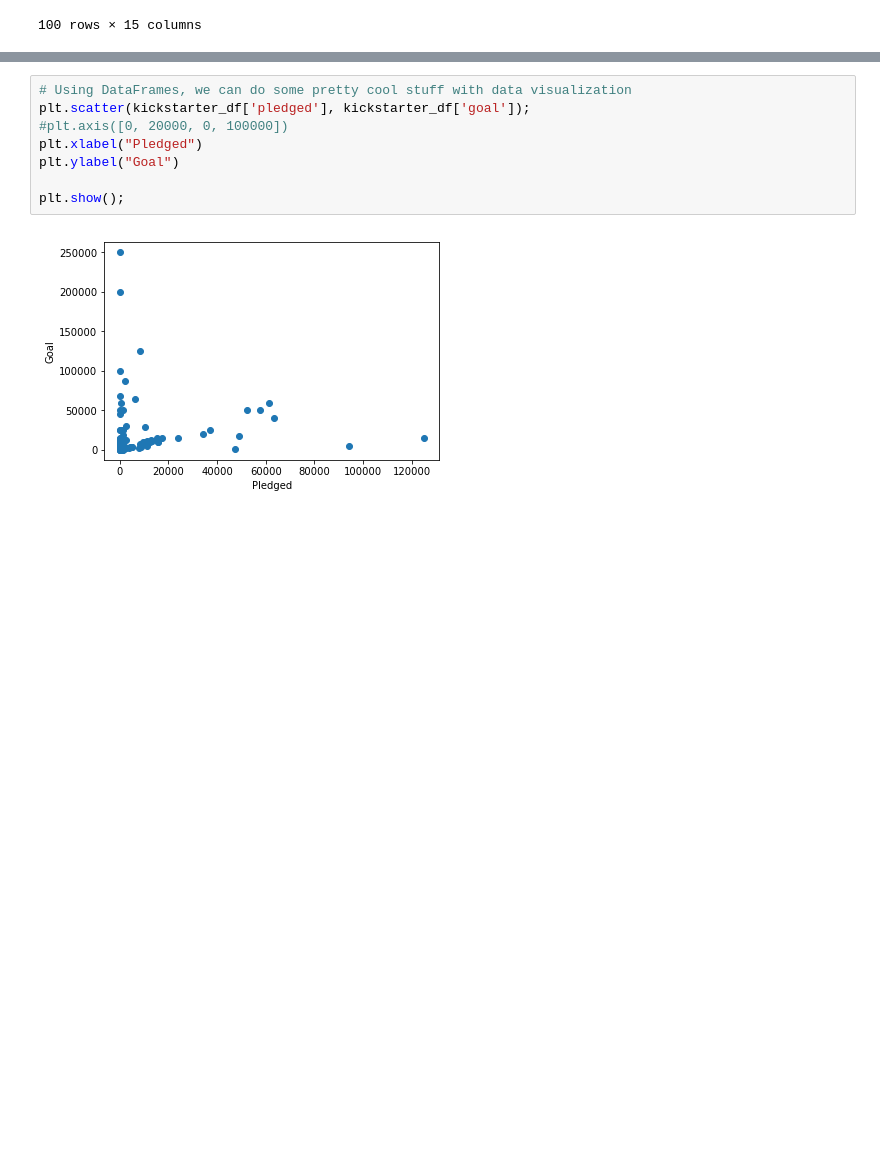
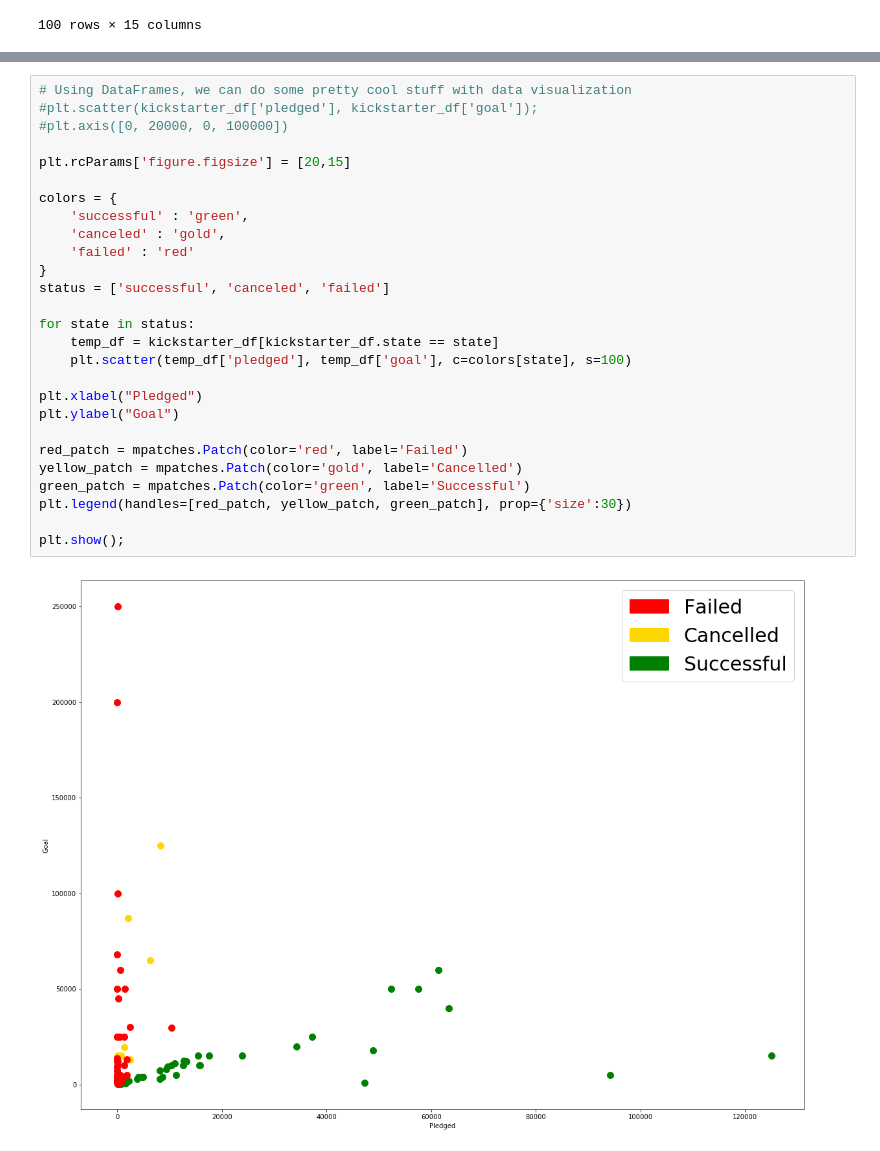
Before and after one commit to Parkkeo1/SciReddit-CS-Sail, a Jupyter notebook: Lessons/pandas/using_pandas.ipynb, the cells around one changed output, grey strips where cells are left out. Saved outputs shown, nothing was run; the diff lists cells and outputs as text; blank space fills up the shorter version.

```diff
--- a/Lessons/pandas/using_pandas.ipynb
+++ b/Lessons/pandas/using_pandas.ipynb
@@ -102,11 +103,30 @@ kickstarter_df[(kickstarter_df.state == 'failed') & (kickstarter_df.pledged > 10
 | 88 | 1000340977 | My Coffee Box | Drinks | Food | USD | 2014-06-16 | 3000.0 | 2014-05-17 22:43:36 | 1027.00 | failed | ... |
 # %%
 # Using DataFrames, we can do some pretty cool stuff with data visualization
-plt.scatter(kickstarter_df['pledged'], kickstarter_df['goal']);
+#plt.scatter(kickstarter_df['pledged'], kickstarter_df['goal']);
 #plt.axis([0, 20000, 0, 100000])
+
+plt.rcParams['figure.figsize'] = [20,15]
+
+colors = {
+    'successful' : 'green',
+    'canceled' : 'gold',
+    'failed' : 'red'
+}
+status = ['successful', 'canceled', 'failed']
+
+for state in status:
+    temp_df = kickstarter_df[kickstarter_df.state == state]
+    plt.scatter(temp_df['pledged'], temp_df['goal'], c=colors[state], s=100)
+
 plt.xlabel("Pledged")
 plt.ylabel("Goal")
 
+red_patch = mpatches.Patch(color='red', label='Failed')
+yellow_patch = mpatches.Patch(color='gold', label='Cancelled')
+green_patch = mpatches.Patch(color='green', label='Successful')
+plt.legend(handles=[red_patch, yellow_patch, green_patch], prop={'size':30})
+
 plt.show();
 # %% [output]
-[figure, old version]
+[figure, new version]
```
Also changed, not shown: parts of 1 cell of this notebook.
